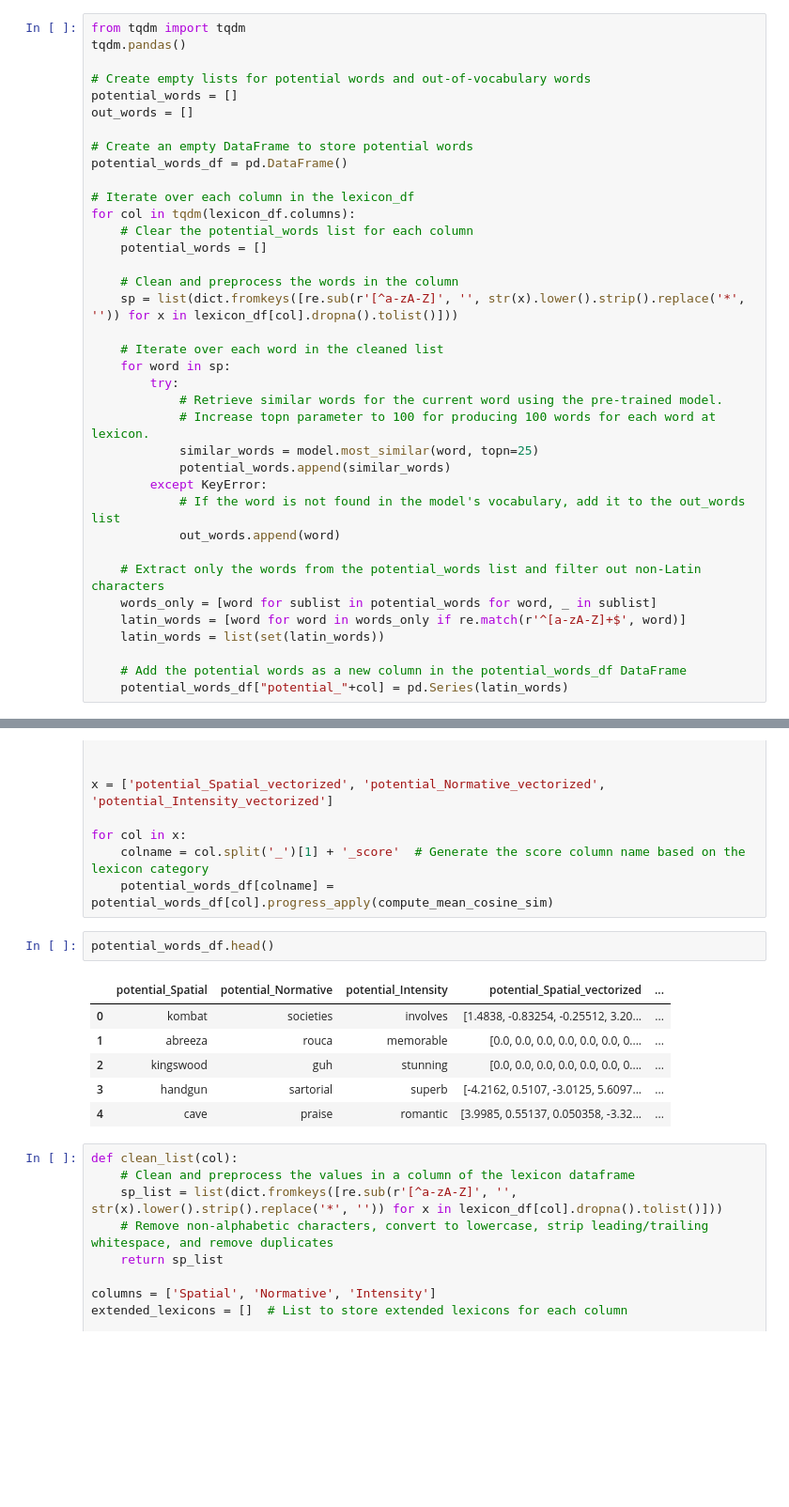
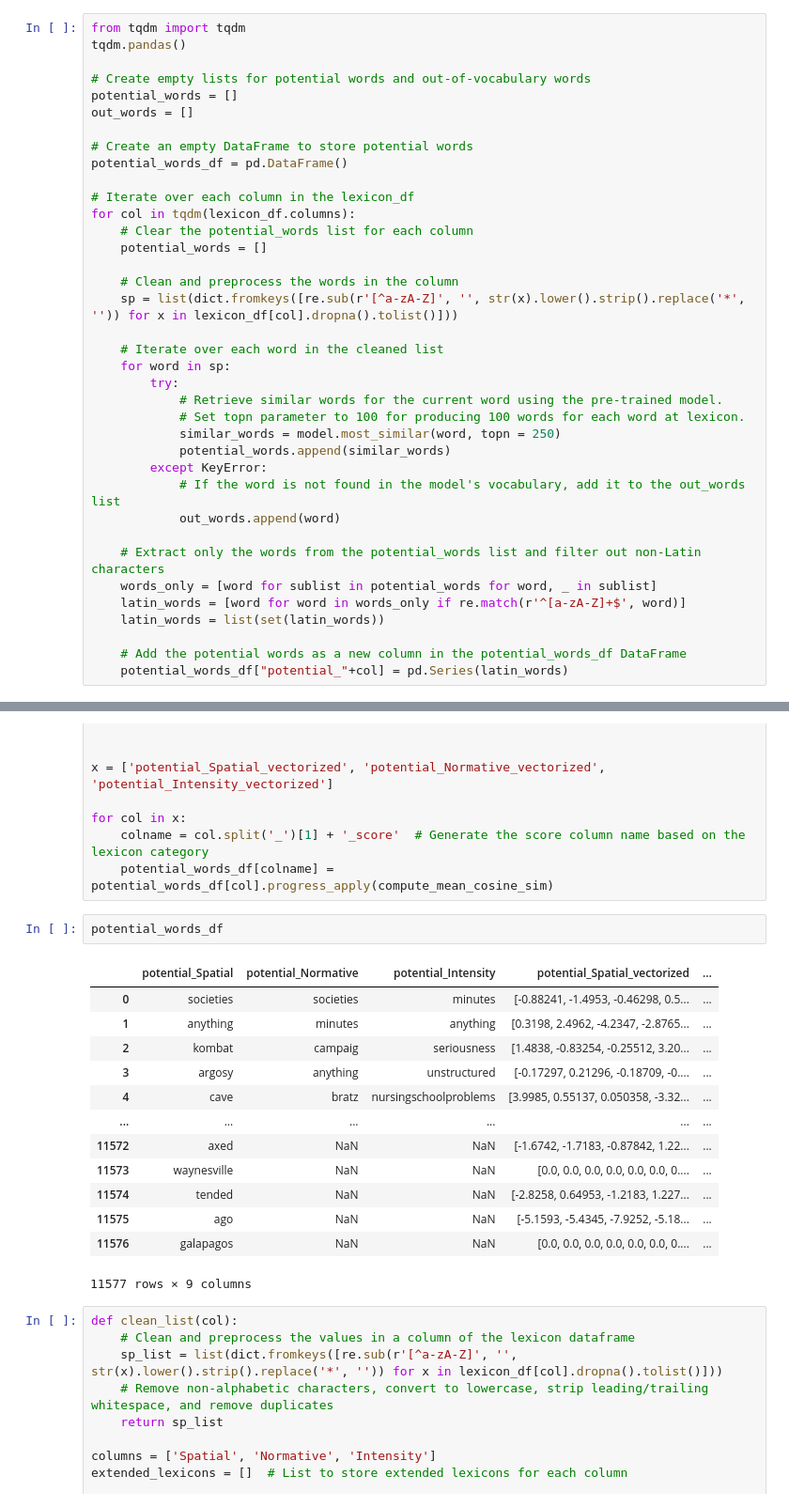
Before and after one commit to enesbol/Lexicon_Extension, a Jupyter notebook: Lexicon.ipynb, the cells around one changed output, grey strips where cells are left out. Shown: that part at 94% size. Saved outputs shown, nothing was run; the diff lists cells and outputs as text; blank space fills up the shorter version.

```diff
--- a/Lexicon.ipynb
+++ b/Lexicon.ipynb
@@ -93,8 +93,8 @@ for col in tqdm(lexicon_df.columns):
     for word in sp:
         try:
             # Retrieve similar words for the current word using the pre-trained model.
-            # Increase topn parameter to 100 for producing 100 words for each word at lexicon.
-            similar_words = model.most_similar(word, topn=25)
+            # Set topn parameter to 100 for producing 100 words for each word at lexicon.
+            similar_words = model.most_similar(word, topn = 250)
             potential_words.append(similar_words)
         except KeyError:
             # If the word is not found in the model's vocabulary, add it to the out_words list
@@ -208,14 +208,21 @@ for col in x:
     colname = col.split('_')[1] + '_score'  # Generate the score column name based on the lexicon category
     potential_words_df[colname] = potential_words_df[col].progress_apply(compute_mean_cosine_sim)
 # %%
-potential_words_df.head()
+potential_words_df
 # %% [output]
 |  | potential_Spatial | potential_Normative | potential_Intensity | potential_Spatial_vectorized | ... |
-| 0 | kombat | societies | involves | [1.4838, -0.83254, -0.25512, 3.20... | ... |
-| 1 | abreeza | rouca | memorable | [0.0, 0.0, 0.0, 0.0, 0.0, 0.0, 0.... | ... |
-| 2 | kingswood | guh | stunning | [0.0, 0.0, 0.0, 0.0, 0.0, 0.0, 0.... | ... |
-| 3 | handgun | sartorial | superb | [-4.2162, 0.5107, -3.0125, 5.6097... | ... |
-| 4 | cave | praise | romantic | [3.9985, 0.55137, 0.050358, -3.32... | ... |
+| 0 | societies | societies | minutes | [-0.88241, -1.4953, -0.46298, 0.5... | ... |
+| 1 | anything | minutes | anything | [0.3198, 2.4962, -4.2347, -2.8765... | ... |
+| 2 | kombat | campaig | seriousness | [1.4838, -0.83254, -0.25512, 3.20... | ... |
+| 3 | argosy | anything | unstructured | [-0.17297, 0.21296, -0.18709, -0.... | ... |
+| 4 | cave | bratz | nursingschoolproblems | [3.9985, 0.55137, 0.050358, -3.32... | ... |
+| ... | ... | ... | ... | ... | ... |
+| 11572 | axed | NaN | NaN | [-1.6742, -1.7183, -0.87842, 1.22... | ... |
+| 11573 | waynesville | NaN | NaN | [0.0, 0.0, 0.0, 0.0, 0.0, 0.0, 0.... | ... |
+| 11574 | tended | NaN | NaN | [-2.8258, 0.64953, -1.2183, 1.227... | ... |
+| 11575 | ago | NaN | NaN | [-5.1593, -5.4345, -7.9252, -5.18... | ... |
+| 11576 | galapagos | NaN | NaN | [0.0, 0.0, 0.0, 0.0, 0.0, 0.0, 0.... | ... |
+11577 rows × 9 columns
 # %%
 def clean_list(col):
     # Clean and preprocess the values in a column of the lexicon dataframe
```
Also changed, not shown: parts of 4 cells of this notebook.
